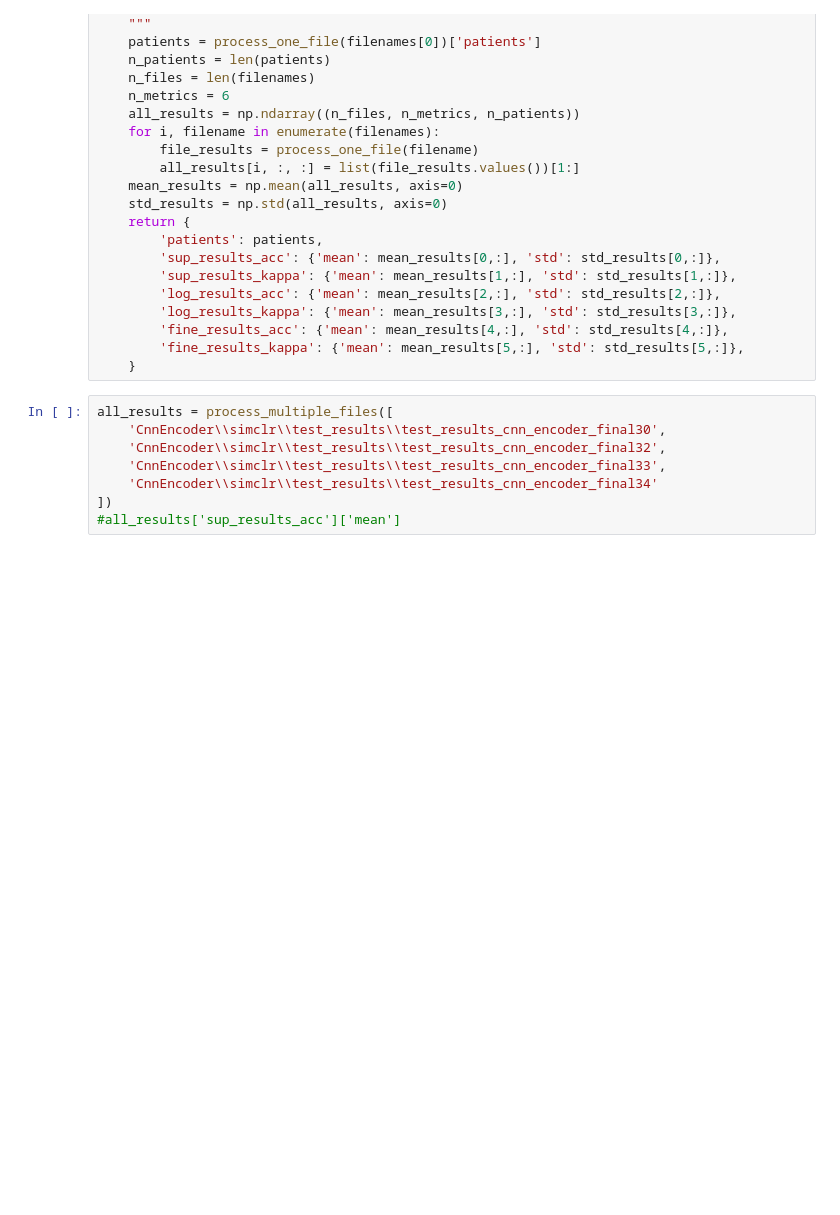
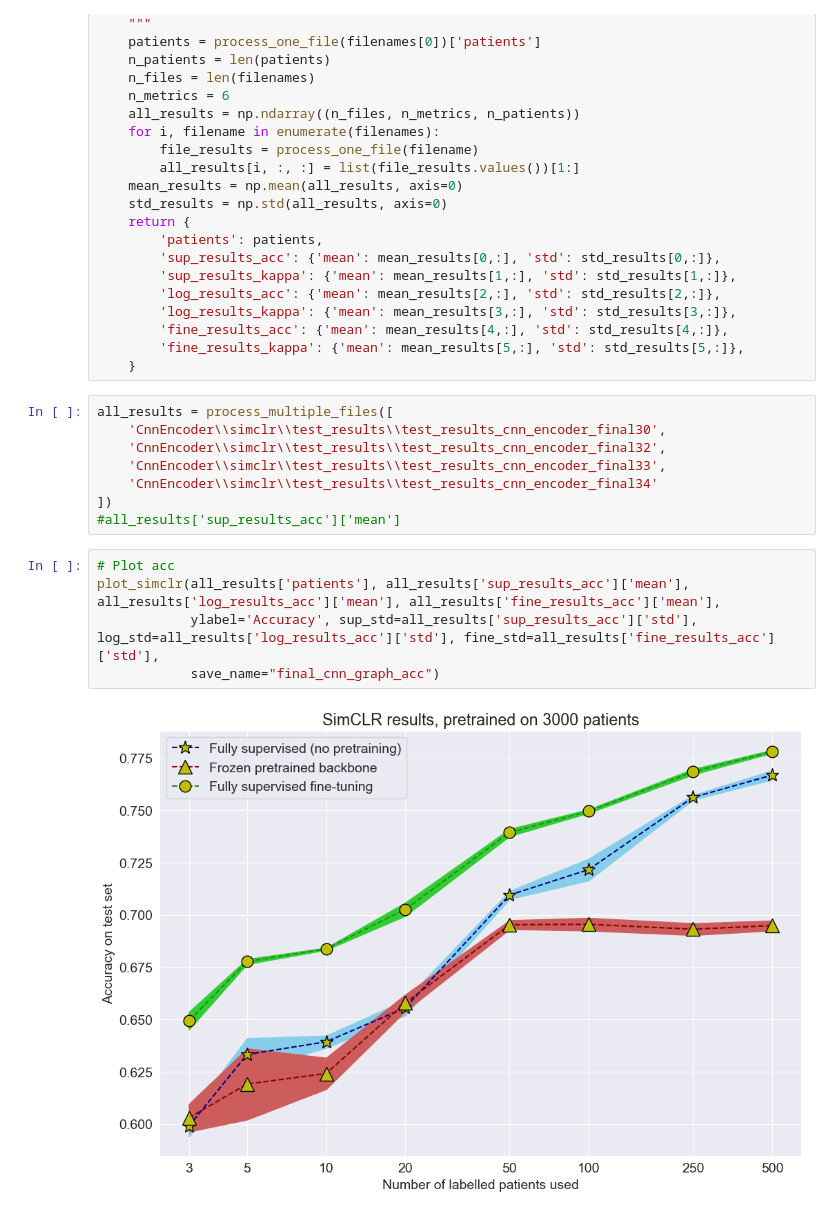
Before and after one commit to TomS55555/thesis, a Jupyter notebook: experiments/process_results.ipynb, the cells around one changed output. Cells and saved outputs as stored; diff of their text form; blank space fills up the shorter version.

```diff
--- a/experiments/process_results.ipynb
+++ b/experiments/process_results.ipynb
@@ -84,4 +91,11 @@ all_results = process_multiple_files([
     'CnnEncoder\\simclr\\test_results\\test_results_cnn_encoder_final34'
 ])
 #all_results['sup_results_acc']['mean']
+# %%
+# Plot acc
+plot_simclr(all_results['patients'], all_results['sup_results_acc']['mean'], all_results['log_results_acc']['mean'], all_results['fine_results_acc']['mean'],
+            ylabel='Accuracy', sup_std=all_results['sup_results_acc']['std'], log_std=all_results['log_results_acc']['std'], fine_std=all_results['fine_results_acc']['std'],
+            save_name="final_cnn_graph_acc")
+# %% [output]
+[figure, added]
 # %%
```
Also changed, not shown: parts of 4 cells of this notebook, 3 other files.
